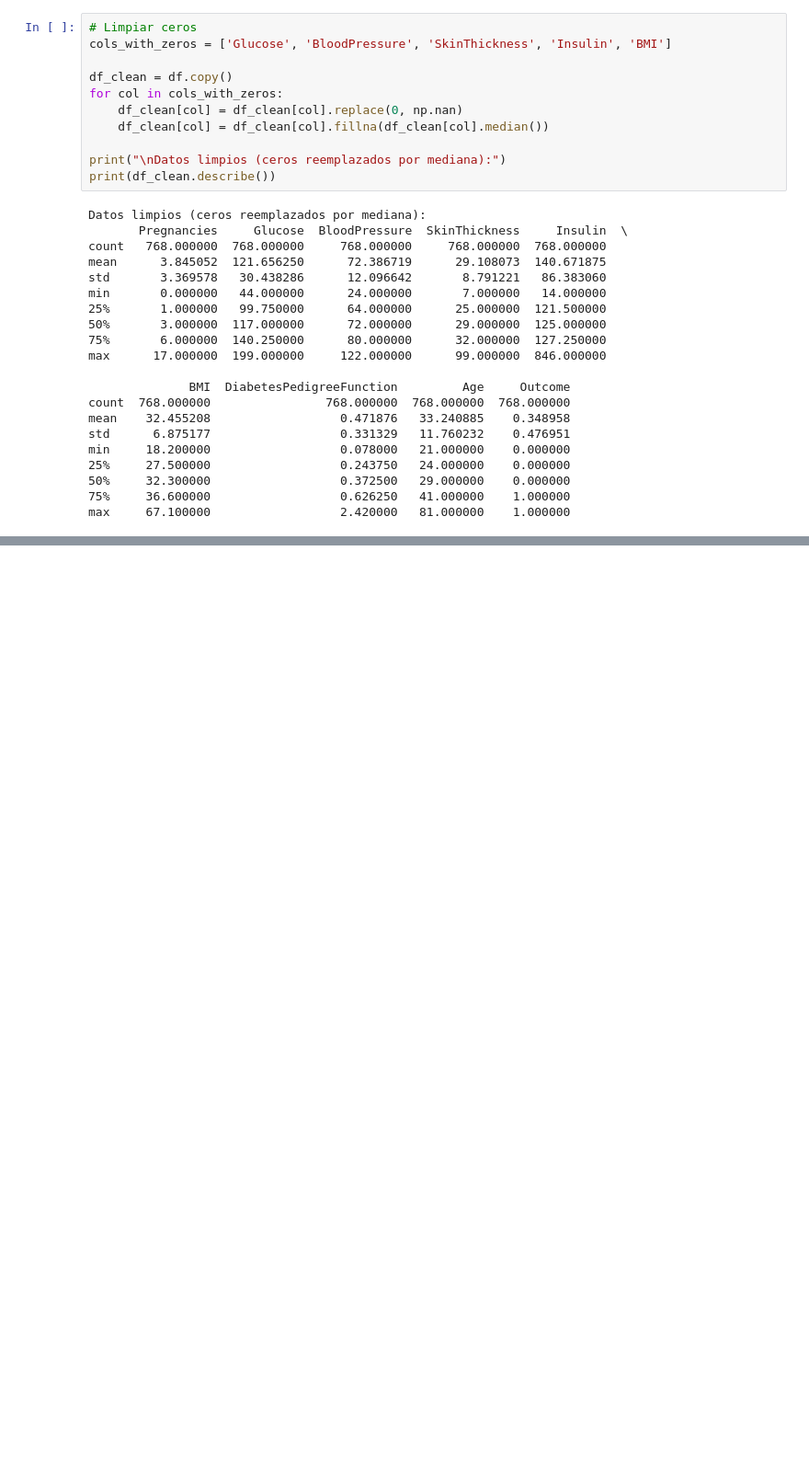
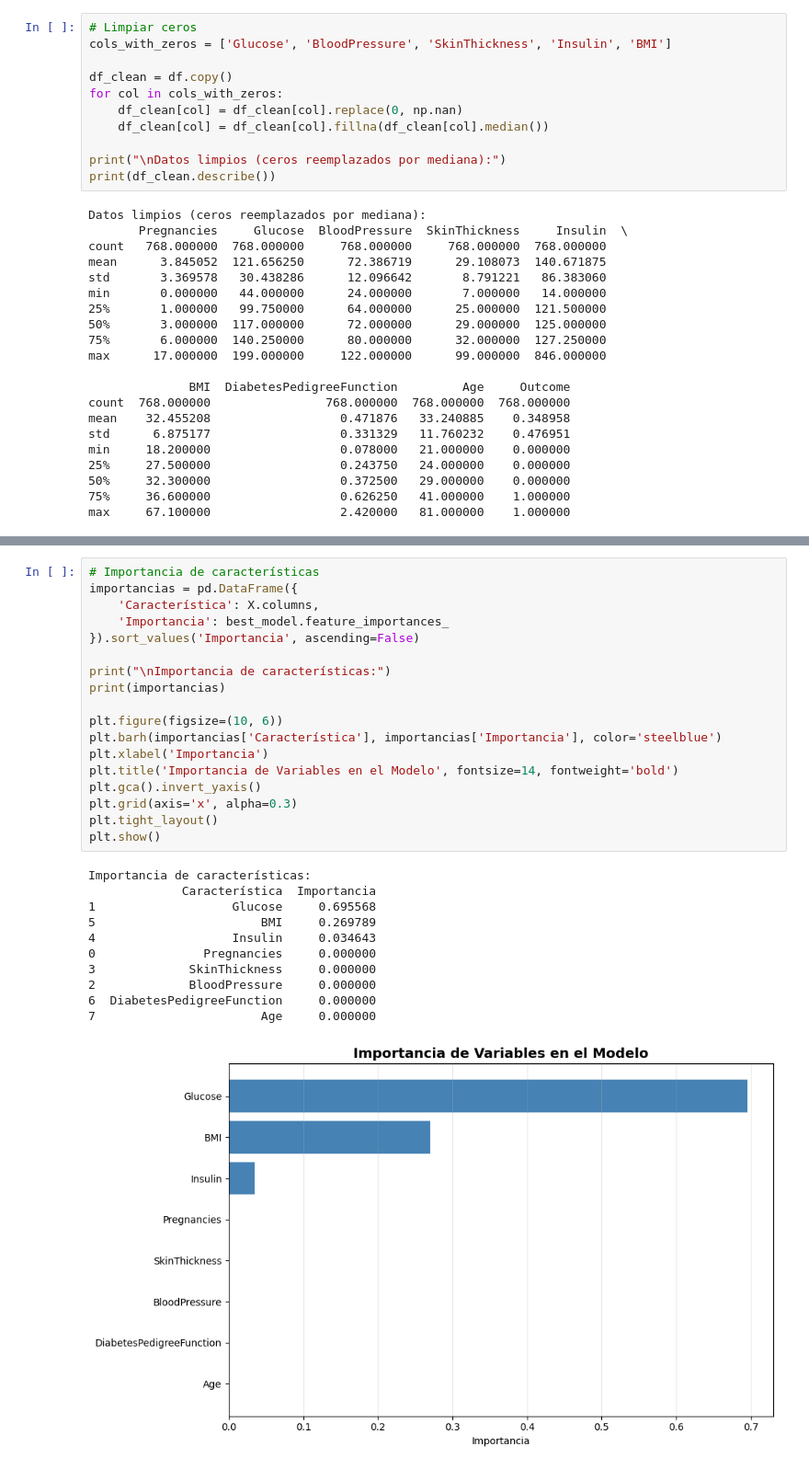
Before and after one commit to 4GeeksAcademy/palomagondim-intro-ml, a Jupyter notebook: src/04-decisiontree.ipynb, the cells around one changed output, grey strips where cells are left out. Shown at 92% size. Drawn from its saved outputs; the diff is of its cells as text; blank space fills up the shorter version.

```diff
--- a/src/04-decisiontree.ipynb
+++ b/src/04-decisiontree.ipynb
@@ -134,0 +375,30 @@ Registros eliminados: 40
+# %%
+# Importancia de características
+importancias = pd.DataFrame({
+    'Característica': X.columns,
+    'Importancia': best_model.feature_importances_
+}).sort_values('Importancia', ascending=False)
+
+print("\nImportancia de características:")
+print(importancias)
+
+plt.figure(figsize=(10, 6))
+plt.barh(importancias['Característica'], importancias['Importancia'], color='steelblue')
+plt.xlabel('Importancia')
+plt.title('Importancia de Variables en el Modelo', fontsize=14, fontweight='bold')
+plt.gca().invert_yaxis()
+plt.grid(axis='x', alpha=0.3)
+plt.tight_layout()
+plt.show()
+# %% [output]
+Importancia de características:
+             Característica  Importancia
+1                   Glucose     0.695568
+5                       BMI     0.269789
+4                   Insulin     0.034643
+0               Pregnancies     0.000000
+3             SkinThickness     0.000000
+2             BloodPressure     0.000000
+6  DiabetesPedigreeFunction     0.000000
+7                       Age     0.000000
+[figure, added]
```
Also changed, not shown: parts of 24 cells of this notebook, 2 other files.
